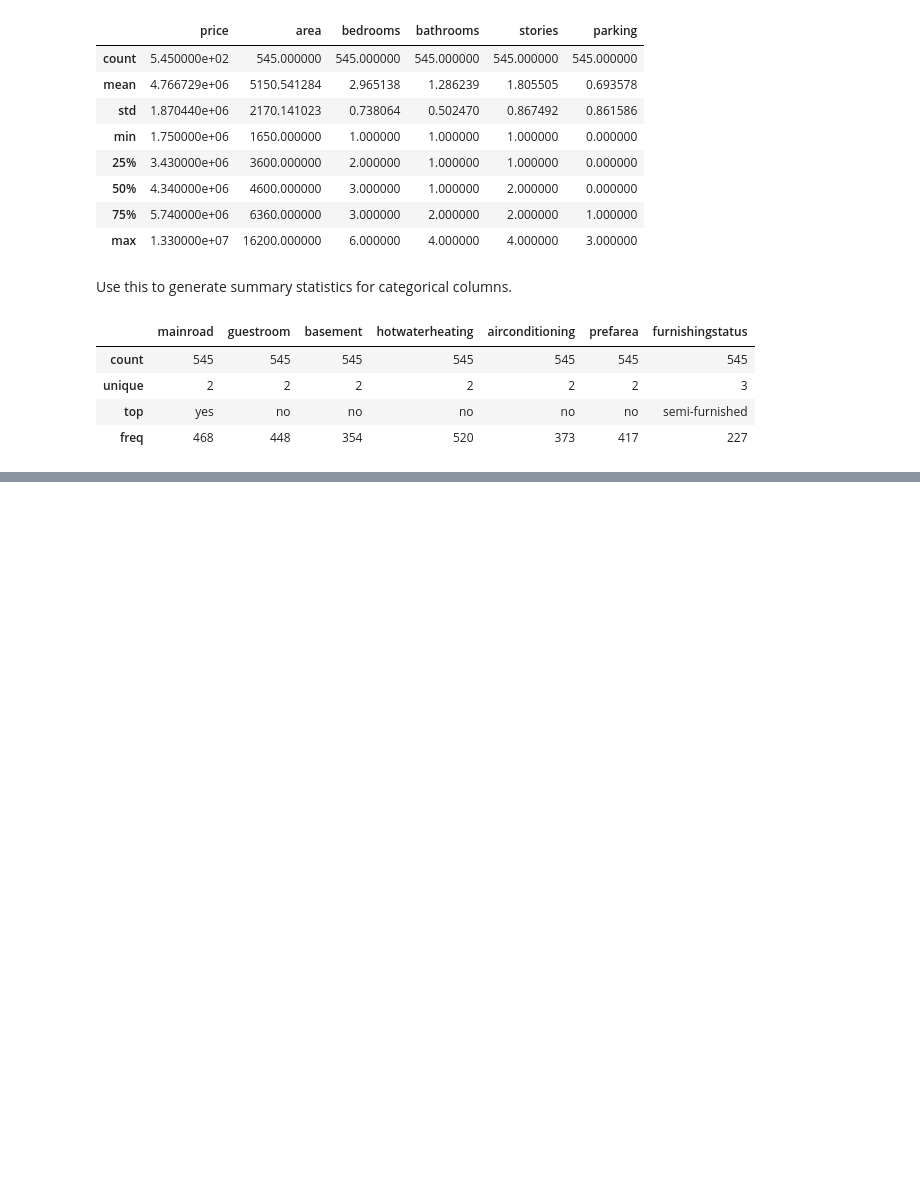
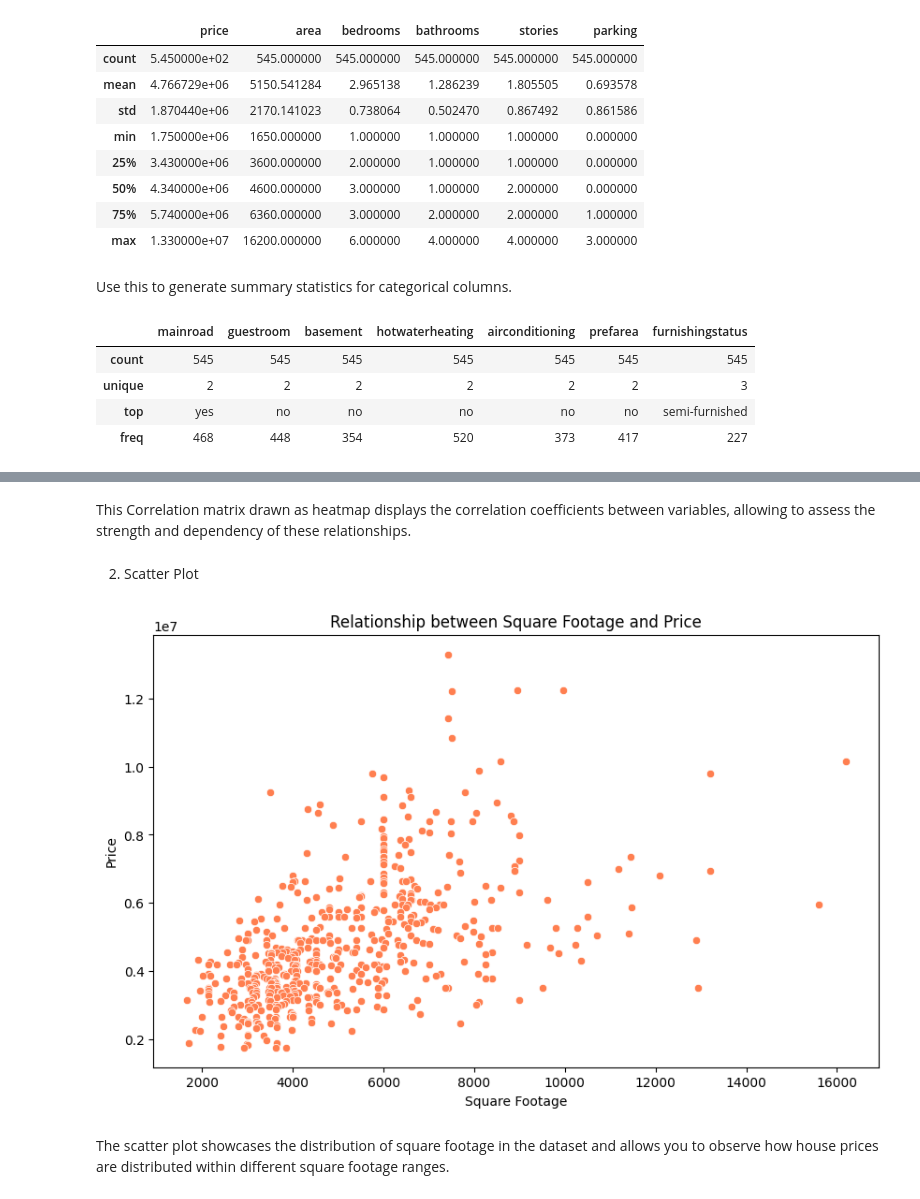
Before and after one commit to khan-cct-college-dublin/strategic-thinking-CA2, a Jupyter notebook: 2023473_Affaq.ipynb, the cells around one changed output, grey strips where cells are left out. Saved outputs shown, nothing was run; the diff lists cells and outputs as text; code cells hidden in the pictures; blank space fills up the shorter version.

```diff
--- a/2023473_Affaq.ipynb
+++ b/2023473_Affaq.ipynb
@@ -82,0 +95,15 @@ df.describe(include='object')
+# %% [markdown]
+This Correlation matrix drawn as heatmap displays the correlation coefficients between variables, allowing to assess the strength and dependency of these relationships.
+# %% [markdown]
+2. Scatter Plot
+# %%
+plt.figure(figsize=(10, 6))
+sns.scatterplot(x='area', y='price', data=df, color='coral')
+plt.title('Relationship between Square Footage and Price')
+plt.xlabel('Square Footage')
+plt.ylabel('Price')
+plt.show()
+# %% [output]
+[figure, added]
+# %% [markdown]
+The scatter plot showcases the distribution of square footage in the dataset and allows you to observe how house prices are distributed within different square footage ranges.
```
Also changed, not shown: parts of 3 cells of this notebook.
